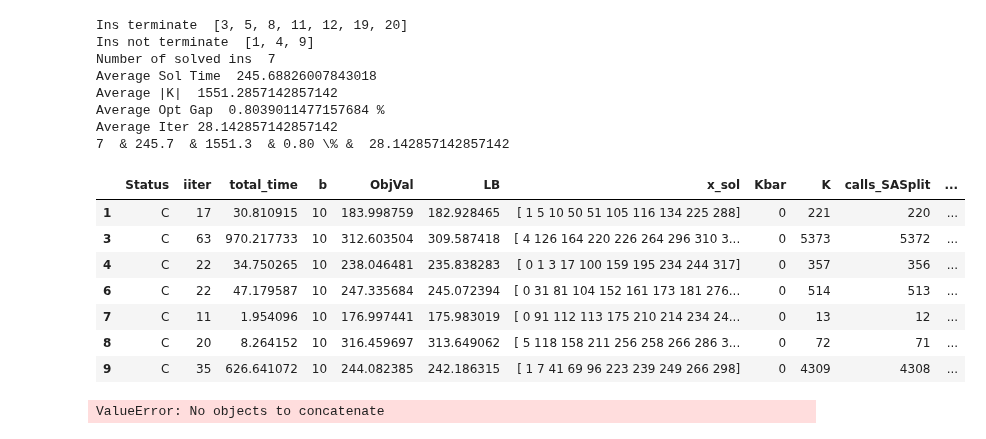
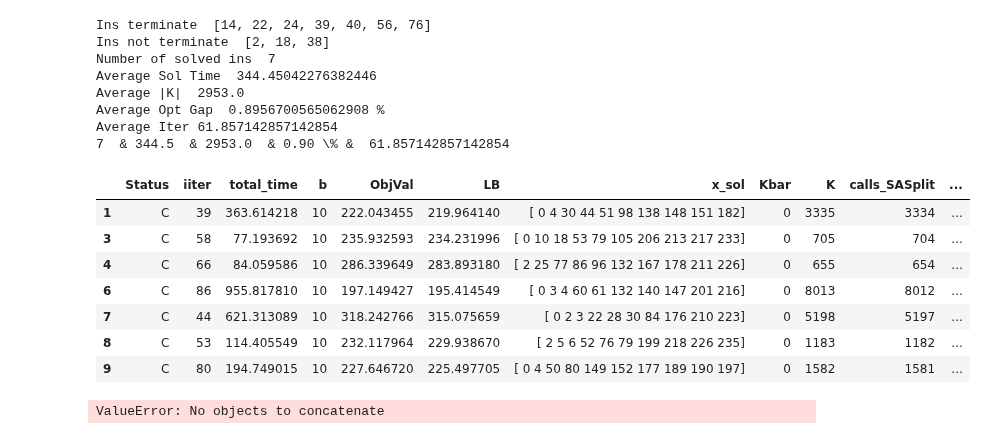
Before and after one commit to diHnguyen/SSPI, a Jupyter notebook: PythonConversion/Dec2024_Output/ProcessOutput.ipynb, the cells around one changed output. Drawn from its saved outputs; the diff is of its cells as text; code cells hidden in the pictures.

```diff
--- a/PythonConversion/Dec2024_Output/ProcessOutput.ipynb
+++ b/PythonConversion/Dec2024_Output/ProcessOutput.ipynb
@@ -5,7 +5,7 @@ import os
 import numpy as np
 
 os.chdir("/Users/dinguyen/Desktop/Local Documents/GitHub/Paper5/PythonConversion/")
-N = 50 #50
+N = 40 #50
 
 # N30
 # ins = [1,2,5,6,7,8,9,10,11,12]
@@ -15,12 +15,12 @@ N = 50 #50
 # N40
 # ins = [1, 3, 5, 6, 7, 9, 10, 11, 12, 13]
 # ins =  [4, 8, 16, 27, 33, 36, 37, 48, 64, 68]
-# ins =  [2, 14, 18, 22, 24, 38, 39, 40, 56, 76]
+ins =  [2, 14, 18, 22, 24, 38, 39, 40, 56, 76]
 
 # N50
 # ins =  [2, 6, 7, 10, 13, 14, 15, 16, 17, 21]
 # ins =  [18, 26, 46, 73, 93, 98, 110, 113, 122, 124]
-ins =  [1, 3, 4, 5, 8, 9, 11, 12, 19, 20]
+# ins =  [1, 3, 4, 5, 8, 9, 11, 12, 19, 20]
 
 
 def processMain(N, ins):
@@ -66,47 +66,47 @@ def processMain(N, ins):
     # df_filtered = df_filtered[~df_filtered['Ins'].isin(ins_not_terminate)]
     # df_filtered = df_filtered.groupby('Ins').apply(
     #     lambda group: group[group['total_time'] == group['total_time'].max()])
     # df_filtered = df_filtered.reset_index(drop=True)
     df_filtered["OptGap"] = (df_filtered.ObjVal-df_filtered.LB)/df_filtered.ObjVal*100
     solved_ins = len(df_filtered)
     avg_time = df_filtered['total_time'].mean()
     avg_K = df_filtered['K'].mean()
     opt_gap = df_filtered["OptGap"].mean()
     avg_iter = df_filtered["iiter"].mean()+1
     print("Number of solved ins ", solved_ins)
     print("Average Sol Time ", avg_time)
     print("Average |K| ", avg_K)
     print("Average Opt Gap ", opt_gap,"%")
     print("Average Iter", avg_iter)
     # {number:.2f}
     print(str(solved_ins), " & %.1f"  % avg_time, " & %.1f" % avg_K, " & %.2f" %opt_gap, "\% & ",str(avg_iter) )
 
 
     # print(output)
     # for i in range(5):
     #     output = pd.read_csv(EXP+"_N"+str(N)+"_"+str(i+1)+".txt", sep=";", header=None)
 
     return df_filtered
 
 df_default = processMain(N,ins)
 df_default
 # %% [output]
-Ins terminate  [3, 5, 8, 11, 12, 19, 20]
-Ins not terminate  [1, 4, 9]
+Ins terminate  [14, 22, 24, 39, 40, 56, 76]
+Ins not terminate  [2, 18, 38]
 Number of solved ins  7
-Average Sol Time  245.68826007843018
-Average |K|  1551.2857142857142
-Average Opt Gap  0.8039011477157684 %
-Average Iter 28.142857142857142
-7  & 245.7  & 1551.3  & 0.80 \% &  28.142857142857142
+Average Sol Time  344.45042276382446
+Average |K|  2953.0
+Average Opt Gap  0.8956700565062908 %
+Average Iter 61.857142857142854
+7  & 344.5  & 2953.0  & 0.90 \% &  61.857142857142854
 |  | Status | iiter | total_time | b | ObjVal | LB | x_sol | Kbar | K | calls_SASplit | ... |
-| 1 | C | 17 | 30.810915 | 10 | 183.998759 | 182.928465 | [ 1 5 10 50 51 105 116 134 225 288] | 0 | 221 | 220 | ... |
-| 3 | C | 63 | 970.217733 | 10 | 312.603504 | 309.587418 | [ 4 126 164 220 226 264 296 310 3... | 0 | 5373 | 5372 | ... |
-| 4 | C | 22 | 34.750265 | 10 | 238.046481 | 235.838283 | [ 0 1 3 17 100 159 195 234 244 317] | 0 | 357 | 356 | ... |
-| 6 | C | 22 | 47.179587 | 10 | 247.335684 | 245.072394 | [ 0 31 81 104 152 161 173 181 276... | 0 | 514 | 513 | ... |
-| 7 | C | 11 | 1.954096 | 10 | 176.997441 | 175.983019 | [ 0 91 112 113 175 210 214 234 24... | 0 | 13 | 12 | ... |
-| 8 | C | 20 | 8.264152 | 10 | 316.459697 | 313.649062 | [ 5 118 158 211 256 258 266 286 3... | 0 | 72 | 71 | ... |
-| 9 | C | 35 | 626.641072 | 10 | 244.082385 | 242.186315 | [ 1 7 41 69 96 223 239 249 266 298] | 0 | 4309 | 4308 | ... |
+| 1 | C | 39 | 363.614218 | 10 | 222.043455 | 219.964140 | [ 0 4 30 44 51 98 138 148 151 182] | 0 | 3335 | 3334 | ... |
+| 3 | C | 58 | 77.193692 | 10 | 235.932593 | 234.231996 | [ 0 10 18 53 79 105 206 213 217 233] | 0 | 705 | 704 | ... |
+| 4 | C | 66 | 84.059586 | 10 | 286.339649 | 283.893180 | [ 2 25 77 86 96 132 167 178 211 226] | 0 | 655 | 654 | ... |
+| 6 | C | 86 | 955.817810 | 10 | 197.149427 | 195.414549 | [ 0 3 4 60 61 132 140 147 201 216] | 0 | 8013 | 8012 | ... |
+| 7 | C | 44 | 621.313089 | 10 | 318.242766 | 315.075659 | [ 0 2 3 22 28 30 84 176 210 223] | 0 | 5198 | 5197 | ... |
+| 8 | C | 53 | 114.405549 | 10 | 232.117964 | 229.938670 | [ 2 5 6 52 76 79 199 218 226 235] | 0 | 1183 | 1182 | ... |
+| 9 | C | 80 | 194.749015 | 10 | 227.646720 | 225.497705 | [ 0 4 50 80 149 152 177 189 190 197] | 0 | 1582 | 1581 | ... |
 # %%
 import pandas as pd
 import os
```
